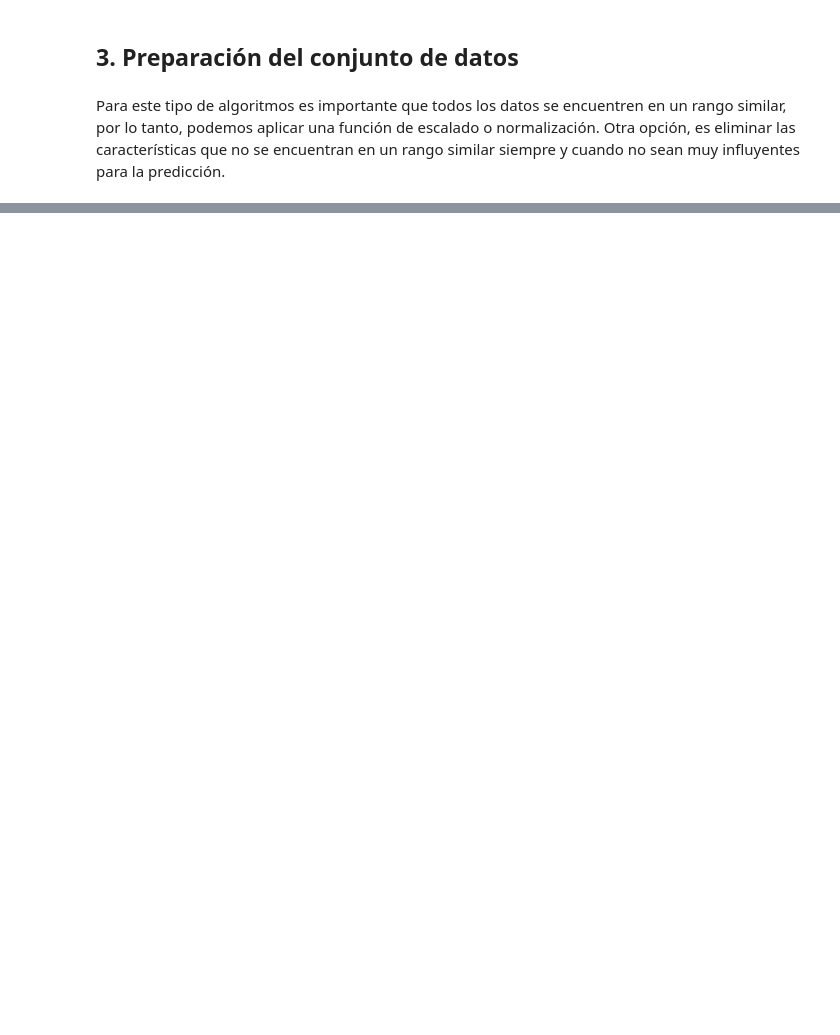
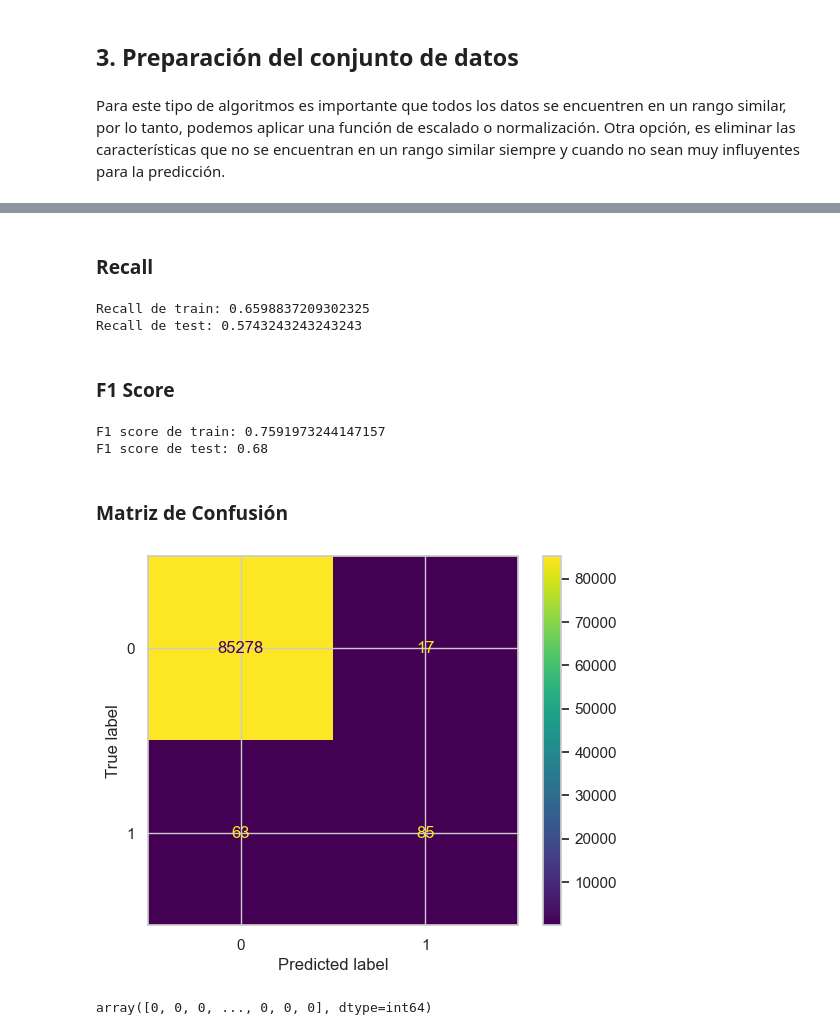
Before and after one commit to malcolmdpc/MachineLearningConPython, a Jupyter notebook: Regresión Logística • Detección de Fraude con Tarjetas de Crédito/Regresión Logística • Detección de Fraude con TC.ipynb, the cells around one changed output, grey strips where cells are left out. Cells and saved outputs as stored; diff of their text form; code cells hidden in the pictures; blank space fills up the shorter version.

```diff
--- a/Regresión Logística • Detección de Fraude con Tarjetas de Crédito/Regresión Logística • Detección de Fraude con TC.ipynb
+++ b/Regresión Logística • Detección de Fraude con Tarjetas de Crédito/Regresión Logística • Detección de Fraude con TC.ipynb
@@ -151,4 +158,4 @@ y = df["Class"].copy()
 # %%
 from sklearn.model_selection import train_test_split
 
-X_train, X_test = train_test_split(X, test_size=0.3, random_state=2024)
+X_train, X_test, y_train, y_test = train_test_split(X, y, test_size=0.3, random_state=2024, stratify=y)
@@ -154,0 +176,5 @@ X_train, X_test = train_test_split(X, test_size=0.3, random_state=2024)
+# %%
+from sklearn.linear_model import LogisticRegression
+
+clf = LogisticRegression()
+clf.fit(X_train, y_train)
@@ -154,0 +183,3 @@ X_train, X_test = train_test_split(X, test_size=0.3, random_state=2024)
+# %%
+y_train_pred = clf.predict(X_train)
+y_test_pred = clf.predict(X_test)
@@ -154,0 +222,32 @@ X_train, X_test = train_test_split(X, test_size=0.3, random_state=2024)
+# %% [markdown]
+### Recall
+# %%
+from sklearn.metrics import recall_score
+
+print("Recall de train:", recall_score(y_train, y_train_pred))
+print("Recall de test:", recall_score(y_test, y_test_pred))
+# %% [output]
+Recall de train: 0.6598837209302325
+Recall de test: 0.5743243243243243
+# %% [markdown]
+### F1 Score
+# %%
+from sklearn.metrics import f1_score
+
+print("F1 score de train:", f1_score(y_train, y_train_pred))
+print("F1 score de test:", f1_score(y_test, y_test_pred))
+# %% [output]
+F1 score de train: 0.7591973244147157
+F1 score de test: 0.68
+# %% [markdown]
+### Matriz de Confusión
+# %%
+from sklearn.metrics import ConfusionMatrixDisplay
+
+disp = ConfusionMatrixDisplay.from_predictions(y_test, y_test_pred)
+# %% [output]
+[figure, added]
+# %%
+y_train_pred
+# %% [output]
+array([0, 0, 0, ..., 0, 0, 0], dtype=int64)
```
Also changed, not shown: parts of 39 cells of this notebook.
